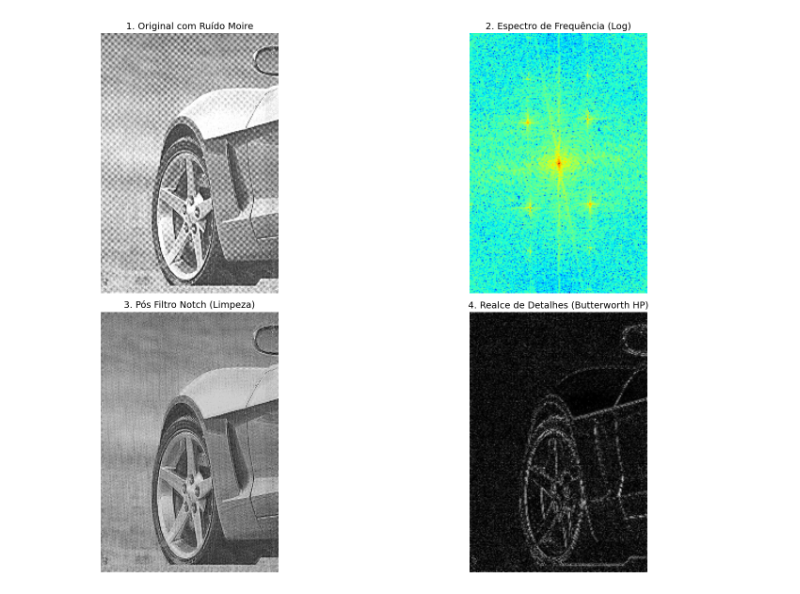
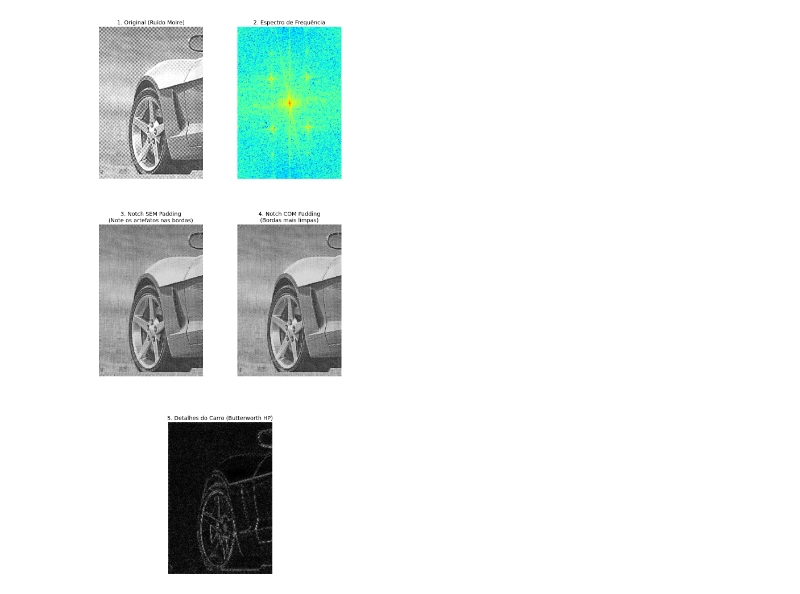
Before and after one commit to The-Jonas/image-processing-fundamentals, a Jupyter notebook: notebook.ipynb, the cells around one changed output. Drawn from its saved outputs; the diff is of its cells as text; code cells hidden in the pictures.

```diff
--- a/notebook.ipynb
+++ b/notebook.ipynb
@@ -264,52 +277,85 @@ plt.show()
 # %%
+# Questão 3 - Notch Filter com e sem Padding
+import cv2
+import numpy as np
+import matplotlib.pyplot as plt
+
 img_moire = cv2.imread('assets/moire.tif', cv2.IMREAD_GRAYSCALE)
 
 if img_moire is not None:
-    # Definição dos pontos de interferência (baseado no seu teste)
-    pontos = [(38, 30), (-38, -30), (42, -32), (-42, 32)]
+    M, N = img_moire.shape
 
-    # Processamento: Filtro Notch
-    h_notch = filtro_notch_rejeita(img_moire, pontos, D0=10)
-    img_limpa = aplicar_filtro_frequencia(img_moire, h_notch)
-    img_limpa_norm = cv2.normalize(img_limpa, None, 0, 255, cv2.NORM_MINMAX).astype(np.uint8)
+    # 4 pares de pontos (8 coordenadas) - Frequências principais e harmônicas
+    pontos = [
+        (38, 30), (-38, -30),
+        (42, -32), (-42, 32),
+        (76, 60), (-76, -60),
+        (84, -64), (-84, 64)
+    ]
 
-    # Processamento: Butterworth Passa-Altas (Realce de Detalhes)
-    h_bw = filtro_butterwoth_passa_altas(img_limpa_norm, D0=30, n=2)
-    detalhes = aplicar_filtro_frequencia(img_limpa_norm, h_bw)
+    # --- 1. Notch SEM padding ---
+    h_notch_sem = filtro_notch_rejeita(img_moire, pontos, D0=10, n=4)
+    img_limpa_sem = aplicar_filtro_frequencia(img_moire, h_notch_sem)
+    img_limpa_sem_norm = cv2.normalize(img_limpa_sem, None, 0, 255, cv2.NORM_MINMAX).astype(np.uint8)
+
+    # --- 2. Butterworth Detalhes ---
+    h_bw = filtro_butterwoth_passa_altas(img_limpa_sem, D0=30, n=4)
+    detalhes = aplicar_filtro_frequencia(img_limpa_sem, h_bw)
     detalhes_norm = cv2.normalize(detalhes, None, 0, 255, cv2.NORM_MINMAX).astype(np.uint8)
 
-    # --- EXIBIÇÃO NO NOTEBOOK ---
-    plt.figure(figsize=(20, 12))
+    # --- 3. Notch COM padding ---
+    img_padded = np.zeros((2 * M, 2 * N), dtype=np.float32)
+    img_padded[0:M, 0:N] = img_moire
+    pontos_padded = [(u * 2, v * 2) for u, v in pontos]
 
-    # Original com Ruído Moire
-    plt.subplot(2, 2, 1)
-    plt.title("1. Original com Ruído Moire", fontsize=14)
+    h_notch_com = filtro_notch_rejeita(img_padded, pontos_padded, D0=20, n=4)
+    img_limpa_com = aplicar_filtro_frequencia(img_padded, h_notch_com)
+    img_limpa_com_cortada = img_limpa_com[0:M, 0:N]
+    img_limpa_com_norm = cv2.normalize(img_limpa_com_cortada, None, 0, 255, cv2.NORM_MINMAX).astype(np.uint8)
+
+    # --- 4. Espectro de Frequência ---
+    f_shift = np.fft.fftshift(np.fft.fft2(img_moire))
+    espectro = np.log(1 + np.abs(f_shift))
+
+    # ==========================================
+    # --- EXIBIÇÃO NO NOTEBOOK
+    # ==========================================
+
+    plt.figure(figsize=(12, 25))
+    plt.subplots_adjust(wspace=0.1, hspace=0.3)
+
+    # Original
+    plt.subplot(3, 2, 1)
+    plt.title("1. Original (Ruído Moire)", fontsize=14)
     plt.imshow(img_moire, cmap='gray')
     plt.axis('off')
 
-    # Espectro de Frequência (Pra ajudar a enteder o Notch)
-    f_shift = np.fft.fftshift(np.fft.fft2(img_moire))
-    espectro = np.log(1 + np.abs(f_shift))
-    plt.subplot(2, 2, 2)
-    plt.title("2. Espectro de Frequência (Log)", fontsize=14)
-    plt.imshow(espectro, cmap='jet') # Usando jet para destacar os picos de ruído
+    # Espectro
+    plt.subplot(3, 2, 2)
+    plt.title("2. Espectro de Frequência", fontsize=14)
+    plt.imshow(espectro, cmap='jet')
     plt.axis('off')
 
-    # Resultado após Filtro Notch
-    plt.subplot(2, 2, 3)
-    plt.title("3. Pós Filtro Notch (Limpeza)", fontsize=14)
-    plt.imshow(img_limpa_norm, cmap='gray')
+    # # Notch SEM Padding
+    plt.subplot(3, 2, 3)
+    plt.title("3. Notch SEM Padding\n(Note os artefatos nas bordas)", fontsize=14)
+    plt.imshow(img_limpa_sem_norm, cmap='gray')
     plt.axis('off')
 
-    # Detalhes com Butterworth
-    plt.subplot(2, 2, 4)
-    plt.title("4. Realce de Detalhes (Butterworth HP)", fontsize=14)
+    # Notch COM Padding
+    plt.subplot(3, 2, 4)
+    plt.title("4. Notch COM Padding\n(Bordas mais limpas)", fontsize=14)
+    plt.imshow(img_limpa_com_norm, cmap='gray')
+    plt.axis('off')
+
+    # Detalhes (Butterworth)
+    plt.subplot(3, 1, 3)
+    plt.title("5. Detalhes do Carro (Butterworth HP)", fontsize=14)
     plt.imshow(detalhes_norm, cmap='gray')
     plt.axis('off')
 
-    plt.tight_layout()
     plt.show()
 else:
     print("Erro: Não encontrei o arquivo 'assets/moire.tif'.")
 # %% [output]
-[figure, old version]
+[figure, new version]
```
Also changed, not shown: parts of 3 cells of this notebook, 16 other files.
